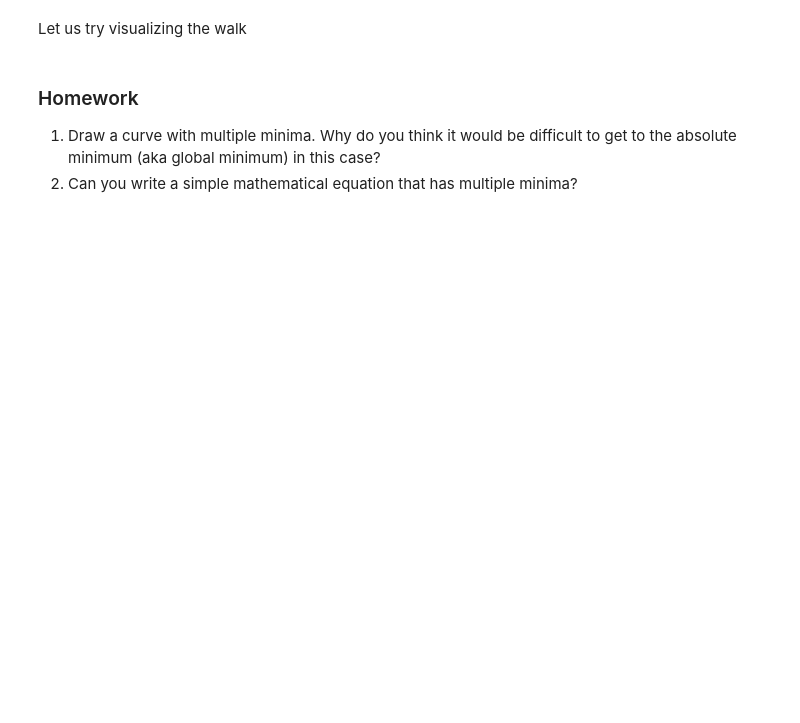
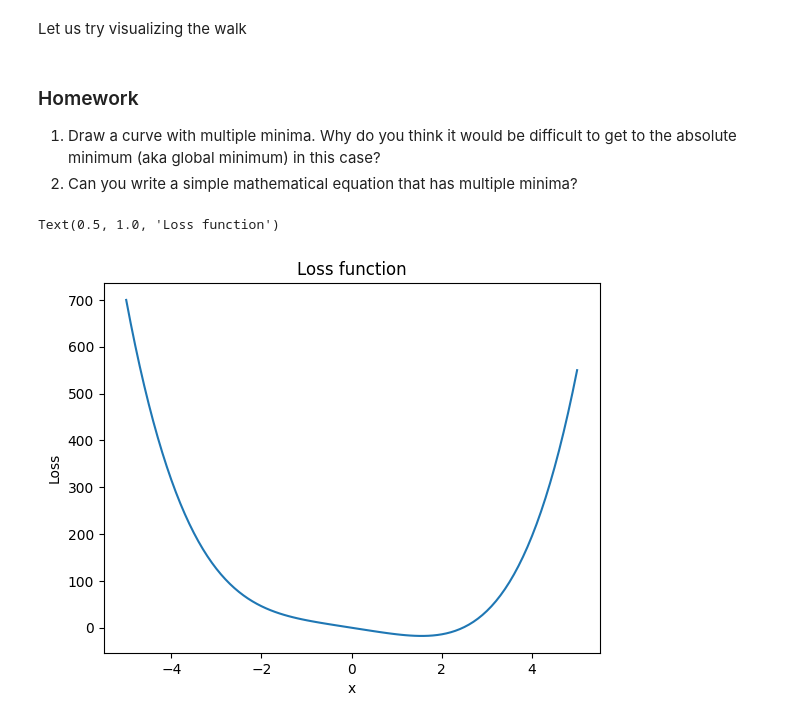
Before and after one commit to Prajaktaupadhayay-code/Computational-Stats, a Jupyter notebook: CSSL_04_Introduction_to_optimization.ipynb, the cells around one changed output. Saved outputs shown, nothing was run; the diff lists cells and outputs as text; code cells hidden in the pictures; blank space fills up the shorter version.

```diff
--- a/CSSL_04_Introduction_to_optimization.ipynb
+++ b/CSSL_04_Introduction_to_optimization.ipynb
@@ -71,3 +128,18 @@ Let us try visualizing the walk
 ### Homework
 1. Draw a curve with multiple minima. Why do you think it would be difficult to get to the absolute minimum (aka global minimum) in this case?
 2. Can you write a simple mathematical equation that has multiple minima?
+# %%
+def non_convex_loss(x):
+  return x**4 - 10*x*2 + 5*x
+# %%
+x_values =np.arange(-5, 5.1, 0.1)
+y_values = non_convex_loss(x_values)
+
+fig, ax = plt.subplots()
+ax.plot(x_values, y_values)
+ax.set_xlabel("x")
+ax.set_ylabel("Loss")
+ax.set_title("Loss function")
+# %% [output]
+Text(0.5, 1.0, 'Loss function')
+[figure, added]
```
Also changed, not shown: parts of 7 cells of this notebook.
